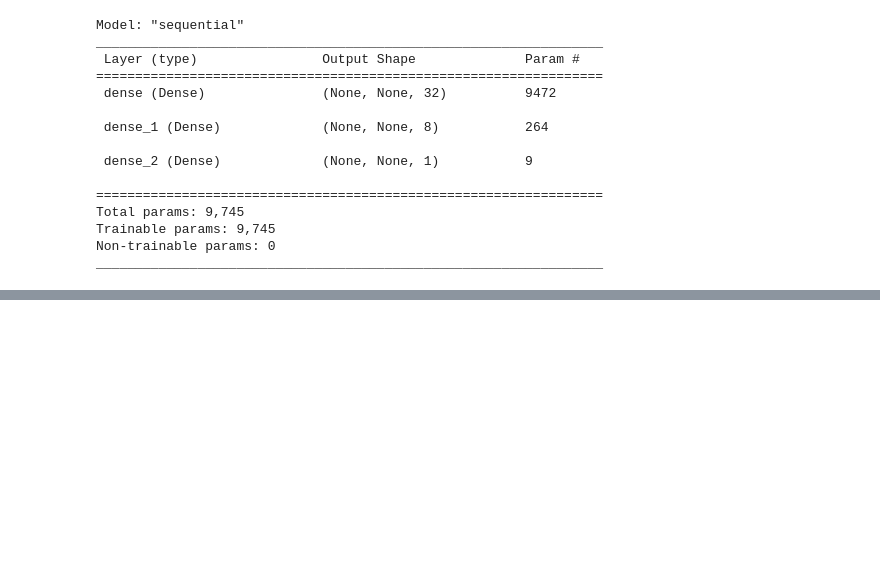
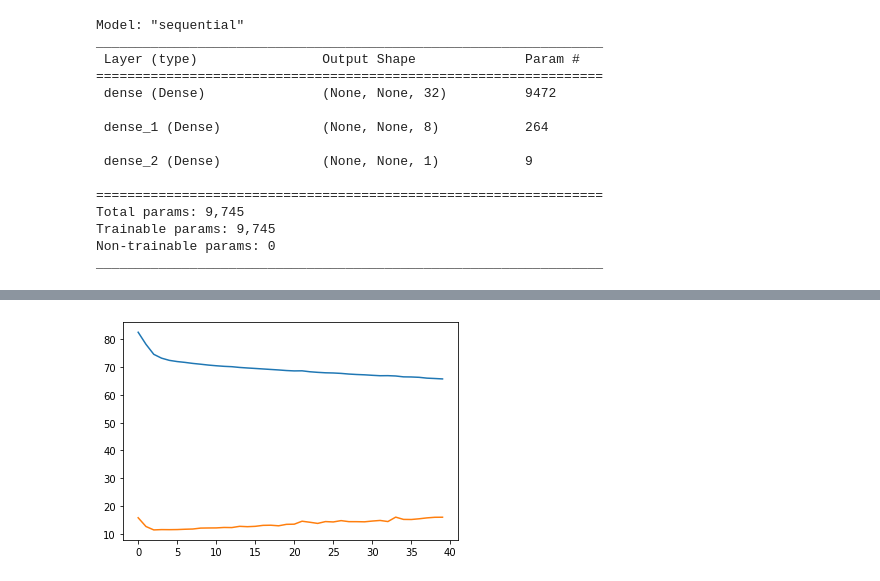
Before and after one commit to LinkWentz/startups-analysis, a Jupyter notebook: analysis.ipynb, the cells around one changed output, grey strips where cells are left out. Saved outputs shown, nothing was run; the diff lists cells and outputs as text; code cells hidden in the pictures; blank space fills up the shorter version.

Commit message:
Add training history plot

```diff
--- a/analysis.ipynb
+++ b/analysis.ipynb
@@ -216,7 +216,7 @@ Trainable params: 9,745
 Non-trainable params: 0
 _________________________________________________________________
 # %%
-model.fit(X_train, y_train, epochs = 40, validation_data = (X_test, y_test))
+history = model.fit(X_train, y_train, epochs = 40, validation_data = (X_test, y_test))
 # %% [output]
 Epoch 1/40
 WARNING:tensorflow:Model was constructed with shape (None, None, 295) for input KerasTensor(type_spec=TensorSpec(shape=(None, None, 295), dtype=tf.float32, name='dense_input'), name='dense_input', des ...
@@ -238,0 +238,6 @@ Epoch 40/40
+# %%
+plt.plot(history.history['loss'])
+plt.plot(history.history['val_loss'])
+plt.show()
+# %% [output]
+[figure, added]
```
Also changed, not shown: parts of 2 cells of this notebook.
